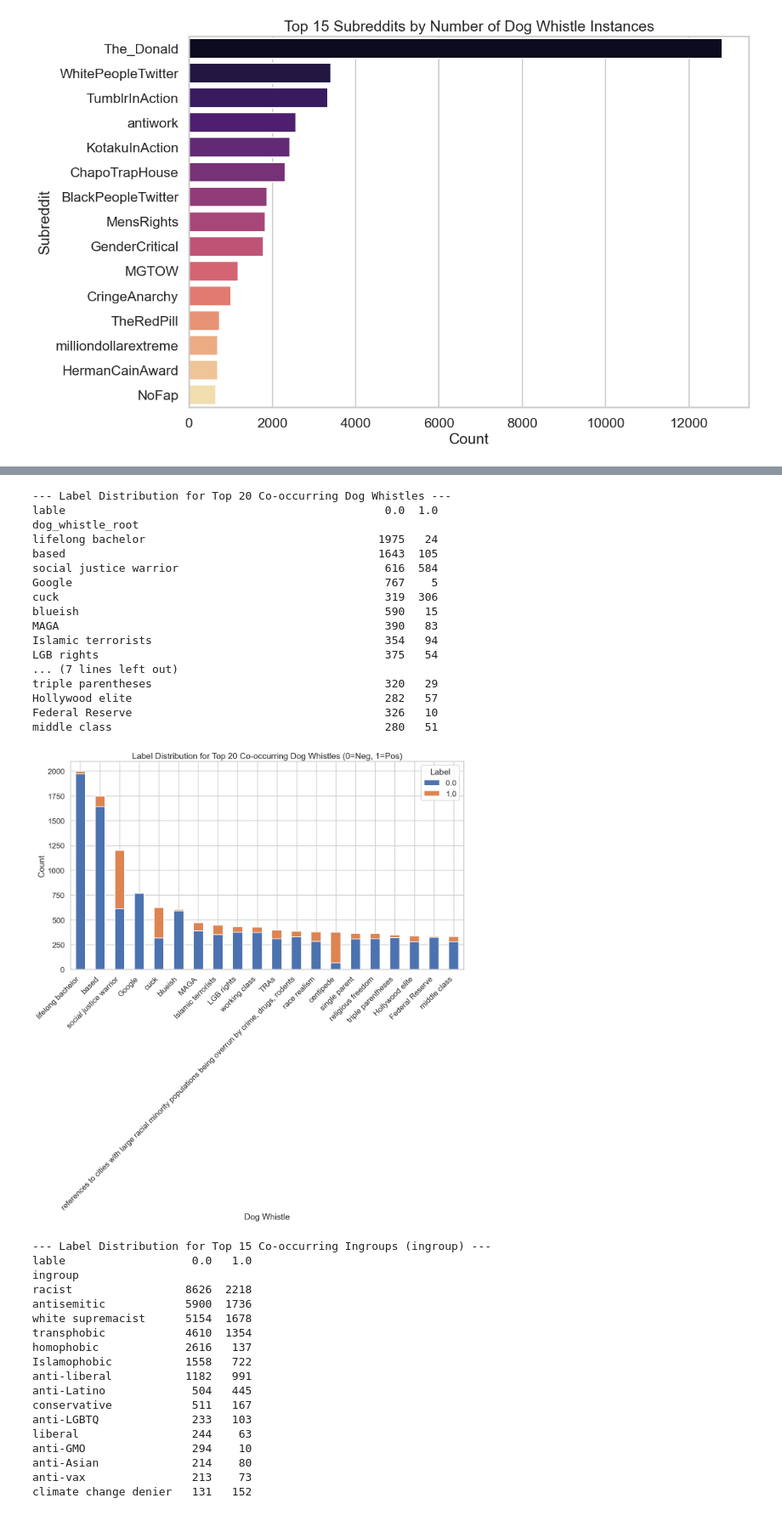
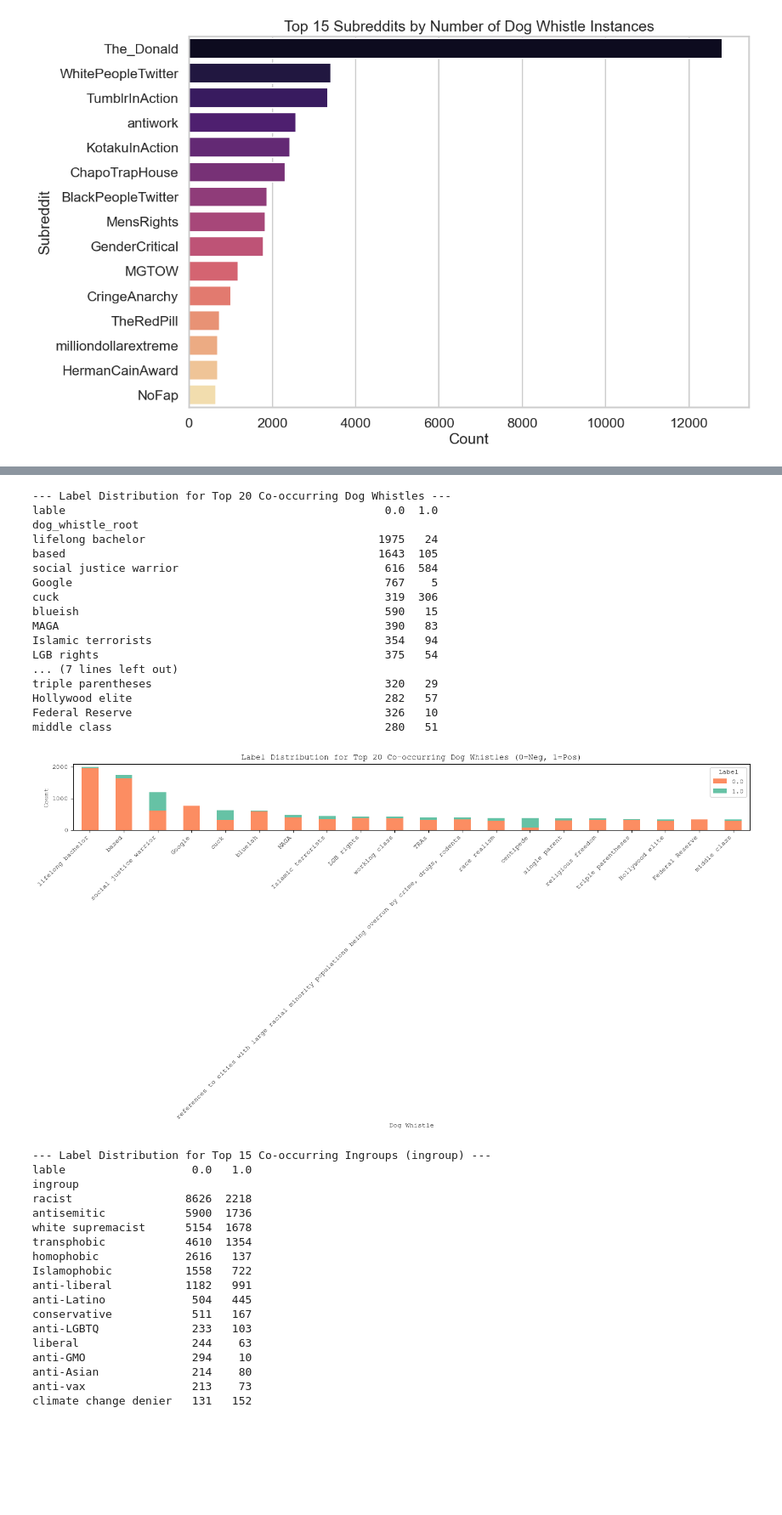
Before and after one commit to lino-zurmuehl/Master_Thesis_Dogwhistle, a Jupyter notebook: EDA.ipynb, the cells around one changed output, grey strips where cells are left out. Shown at 85% size. Cells and saved outputs as stored; diff of their text form; code cells hidden in the pictures; blank space fills up the shorter version.

```diff
--- a/EDA.ipynb
+++ b/EDA.ipynb
@@ -6,5 +6,6 @@ import seaborn as sns
 from datetime import datetime
 
 # Set seaborn style for pretty graphs
-sns.set_theme(style="whitegrid", context="talk")
-plt.rcParams['figure.figsize'] = (10, 6)
+set2 = sns.color_palette("Set2")
+custom_palette = [set2[1], set2[0], set2[2]]
+plt.rcParams.update({"font.family": "Courier New "})
@@ -298,21 +319,22 @@ Name: count, dtype: int64
 # %%
 # Dog Whistle vs. Label
-# (Focus on dog whistles appearing in both positive and negative instances)
 dw_label_counts = df.groupby(['dog_whistle_root', 'lable']).size().unstack(fill_value=0)
 dw_label_counts['total'] = dw_label_counts.sum(axis=1)
-# Filter for dog whistles with at least N total instances and occurrences in both classes
-min_total = 10 # Example threshold
-min_class = 2 # Example threshold
+min_total = 10
+min_class = 2
 relevant_dw = dw_label_counts[(dw_label_counts['total'] >= min_total) & (dw_label_counts[0] >= min_class) & (dw_label_counts[1] >= min_class)]
 
 if not relevant_dw.empty:
     print("\n--- Label Distribution for Top 20 Co-occurring Dog Whistles ---")
-    # Sort by total count and take top 20
     top_relevant_dw = relevant_dw.sort_values('total', ascending=False).head(20)
-    print(top_relevant_dw[[0, 1]]) # Assuming 0=Negative, 1=Positive
-
-    # Plotting stacked bar chart for these top dog whistles
-    top_relevant_dw[[0, 1]].plot(kind='bar', stacked=True, figsize=(15, 8))
+    print(top_relevant_dw[[0, 1]])
+    # Plotting stacked bar chart with swapped palette
+    top_relevant_dw[[0, 1]].plot(
+        kind='bar',
+        stacked=True,
+        figsize=(15, 8),
+        color=custom_palette[:2]  # Use only the first two colors for 0/1
+    )
     plt.title('Label Distribution for Top 20 Co-occurring Dog Whistles (0=Neg, 1=Pos)')
     plt.xlabel('Dog Whistle')
     plt.ylabel('Count')
@@ -323,7 +345,7 @@ if not relevant_dw.empty:
 else:
     print("\nNo dog whistles met the criteria for co-occurrence analysis.")
 
-# Ingroup vs. Label (Similar analysis)
+# Ingroup vs. Label
 ingroup_label_counts = df.groupby([ingroup_col, 'lable']).size().unstack(fill_value=0)
 ingroup_label_counts['total'] = ingroup_label_counts.sum(axis=1)
 relevant_ingroups = ingroup_label_counts[(ingroup_label_counts['total'] >= min_total) & (ingroup_label_counts[0] >= min_class) & (ingroup_label_counts[1] >= min_class)]
@@ -332,8 +354,12 @@ if not relevant_ingroups.empty:
     print(f"\n--- Label Distribution for Top 15 Co-occurring Ingroups ({ingroup_col}) ---")
     top_relevant_ingroups = relevant_ingroups.sort_values('total', ascending=False).head(15)
     print(top_relevant_ingroups[[0, 1]])
-
-    top_relevant_ingroups[[0, 1]].plot(kind='bar', stacked=True, figsize=(12, 7))
+    top_relevant_ingroups[[0, 1]].plot(
+        kind='bar',
+        stacked=True,
+        figsize=(12, 7),
+        color=custom_palette[:2]
+    )
     plt.title(f'Label Distribution for Top 15 Co-occurring Ingroups ({ingroup_col})')
     plt.xlabel('Ingroup')
     plt.ylabel('Count')
@@ -344,15 +370,14 @@ if not relevant_ingroups.empty:
 else:
     print("\nNo ingroups met the criteria for co-occurrence analysis.")
 
-
 # Subreddit vs. Ingroup (Heatmap or Crosstab)
 print("\n--- Crosstab: Top 10 Subreddits vs. Top 10 Ingroups ---")
-
-# Only include positive instances for this analysis
 top_10_subs = df_pos['subreddit'].value_counts().nlargest(10).index
 top_10_ingroups = df[ingroup_col].value_counts().nlargest(10).index
-sub_ingroup_crosstab = pd.crosstab(df[df['subreddit'].isin(top_10_subs)]['subreddit'],
-                                   df[df[ingroup_col].isin(top_10_ingroups)][ingroup_col])
+sub_ingroup_crosstab = pd.crosstab(
+    df[df['subreddit'].isin(top_10_subs)]['subreddit'],
+    df[df[ingroup_col].isin(top_10_ingroups)][ingroup_col]
+)
 print(sub_ingroup_crosstab)
 
 plt.figure(figsize=(12, 10))
@@ -362,40 +387,39 @@ plt.xlabel('Ingroup')
 plt.ylabel('Subreddit')
 plt.show()
 
-
-# Temporal Trends for Specific Dog Whistles/Ingroups (Example: Top 3 dog whistles)
-
+# Temporal Trends for Specific Dog Whistles
+# Ensure 'date' is datetime
+df_pos['date'] = pd.to_datetime(df_pos['date'], errors='coerce')
 top_10_dw = df_pos['dog_whistle_root'].value_counts().nlargest(10).index
 print(f"\n--- Temporal Trends for Top 10 Dog Whistles: {list(top_10_dw)} ---")
 plt.figure(figsize=(15, 7))
 for dw in top_10_dw:
     dw_trend = df_pos[df_pos['dog_whistle_root'] == dw].set_index('date').resample('YE').size()
     dw_trend.plot(label=dw)
-
 plt.title('Yearly Trend for Top 10 Dog Whistles')
 plt.xlabel('Year')
 plt.ylabel('Number of Instances')
 plt.legend()
 plt.show()
 # %% [output]
 --- Label Distribution for Top 20 Co-occurring Dog Whistles ---
 lable                                                0.0  1.0
 dog_whistle_root
 lifelong bachelor                                   1975   24
 based                                               1643  105
 social justice warrior                               616  584
 Google                                               767    5
 cuck                                                 319  306
 blueish                                              590   15
 MAGA                                                 390   83
 Islamic terrorists                                   354   94
 LGB rights                                           375   54
 ... (7 lines left out)
 triple parentheses                                   320   29
 Hollywood elite                                      282   57
 Federal Reserve                                      326   10
 middle class                                         280   51
-[figure, old version]
+[figure, new version]
 --- Label Distribution for Top 15 Co-occurring Ingroups (ingroup) ---
 lable                   0.0   1.0
 ingroup
```
Also changed, not shown: parts of 11 cells of this notebook, 1 other file.
